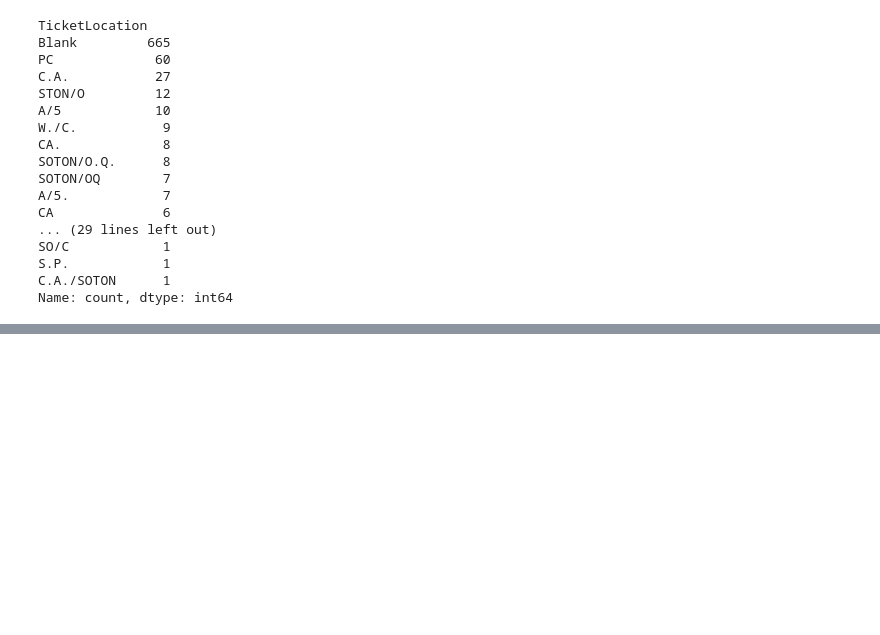
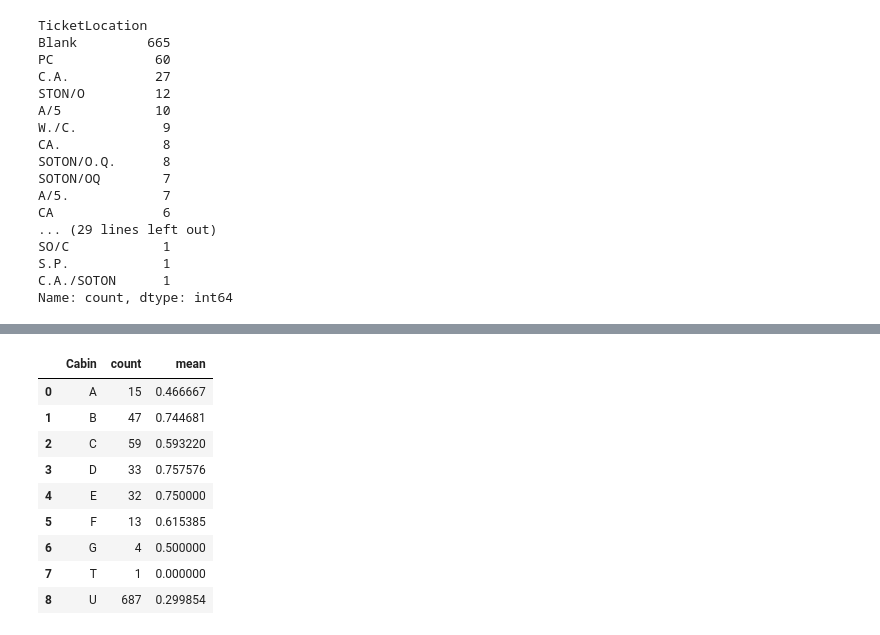
Before and after one commit to aaditya19saini/aaditya19saini, a Jupyter notebook: titanic.ipynb, the cells around one changed output, grey strips where cells are left out. Saved outputs shown, nothing was run; the diff lists cells and outputs as text; code cells hidden in the pictures; blank space fills up the shorter version.

```diff
--- a/titanic.ipynb
+++ b/titanic.ipynb
@@ -668,0 +715,19 @@ Name: count, dtype: int64
+# %%
+train_df['Cabin']=train_df['Cabin'].fillna('U')
+train_df['Cabin'] = pd.Series([i[0] if not pd.isnull(i) else 'x' for i in train_df['Cabin']])
+test_df['Cabin'] = test_df['Cabin'].fillna('U')
+test_df['Cabin'] = pd.Series([i[0] if not pd.isnull(i) else 'x' for i in test_df['Cabin']])
+# %%
+# train_df(['Cabin'], as_index=False)['Survived'].agg(['count','mean'])
+train_df.groupby(['Cabin'], as_index=False)['Survived'].agg(['count', 'mean'])
+# %% [output]
+|  | Cabin | count | mean |
+| 0 | A | 15 | 0.466667 |
+| 1 | B | 47 | 0.744681 |
+| 2 | C | 59 | 0.593220 |
+| 3 | D | 33 | 0.757576 |
+| 4 | E | 32 | 0.750000 |
+| 5 | F | 13 | 0.615385 |
+| 6 | G | 4 | 0.500000 |
+| 7 | T | 1 | 0.000000 |
+| 8 | U | 687 | 0.299854 |
```
Also changed, not shown: parts of 13 cells of this notebook.
